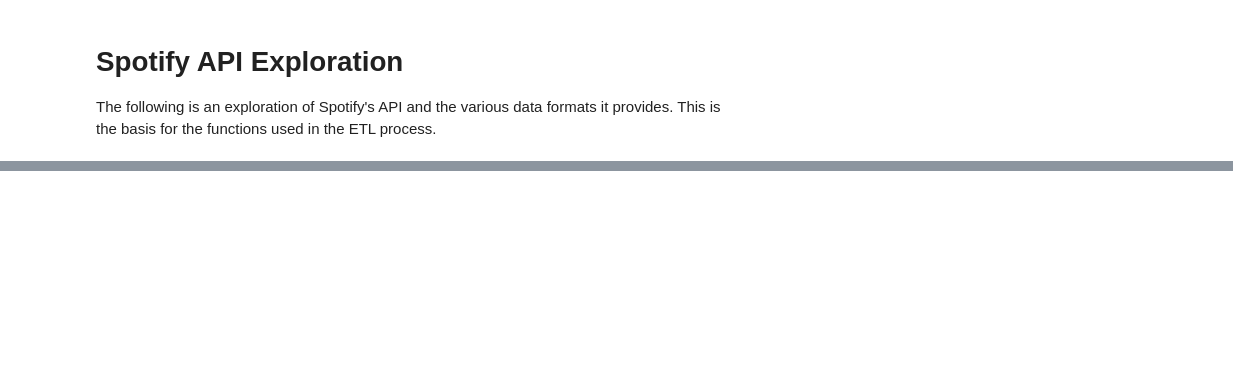
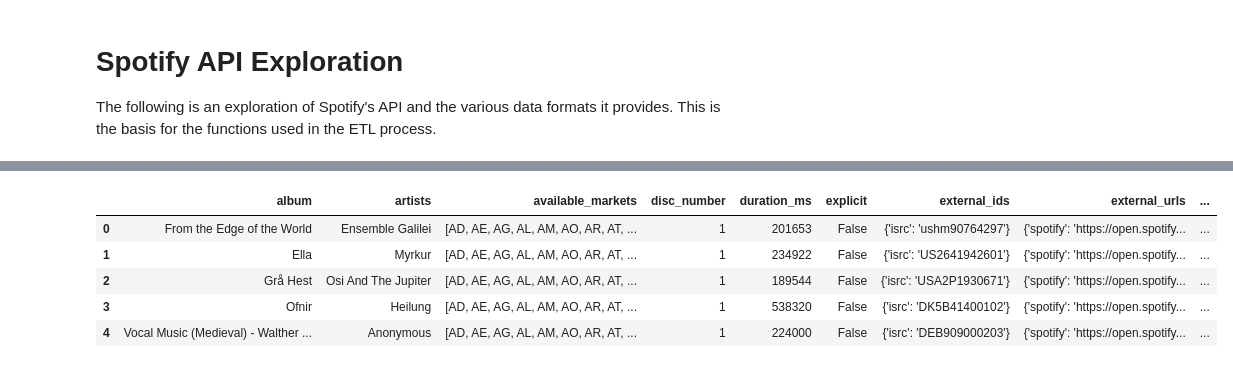
Before and after one commit to MerlinSchaefer/spotify_etl, a Jupyter notebook: exploration/api_exploration.ipynb, the cells around one changed output, grey strips where cells are left out. Saved outputs shown, nothing was run; the diff lists cells and outputs as text; code cells hidden in the pictures; blank space fills up the shorter version.

```diff
--- a/exploration/api_exploration.ipynb
+++ b/exploration/api_exploration.ipynb
@@ -32,0 +53,11 @@ SpotifyException: http status: 403, code:-1 - https://api.spotify.com/v1/me/play
+# %%
+current_tracks_df["artists"] = current_tracks_df["artists"].apply(lambda x: x[0].get('name'))
+current_tracks_df["album"] = current_tracks_df["album"].apply(lambda x: x.get('name'))
+current_tracks_df.head()
+# %% [output]
+|  | album | artists | available_markets | disc_number | duration_ms | explicit | external_ids | external_urls | ... |
+| 0 | From the Edge of the World | Ensemble Galilei | [AD, AE, AG, AL, AM, AO, AR, AT, ... | 1 | 201653 | False | {'isrc': 'ushm90764297'} | {'spotify': 'https://open.spotify... | ... |
+| 1 | Ella | Myrkur | [AD, AE, AG, AL, AM, AO, AR, AT, ... | 1 | 234922 | False | {'isrc': 'US2641942601'} | {'spotify': 'https://open.spotify... | ... |
+| 2 | Grå Hest | Osi And The Jupiter | [AD, AE, AG, AL, AM, AO, AR, AT, ... | 1 | 189544 | False | {'isrc': 'USA2P1930671'} | {'spotify': 'https://open.spotify... | ... |
+| 3 | Ofnir | Heilung | [AD, AE, AG, AL, AM, AO, AR, AT, ... | 1 | 538320 | False | {'isrc': 'DK5B41400102'} | {'spotify': 'https://open.spotify... | ... |
+| 4 | Vocal Music (Medieval) - Walther ... | Anonymous | [AD, AE, AG, AL, AM, AO, AR, AT, ... | 1 | 224000 | False | {'isrc': 'DEB909000203'} | {'spotify': 'https://open.spotify... | ... |
```
Also changed, not shown: parts of 11 cells of this notebook.
